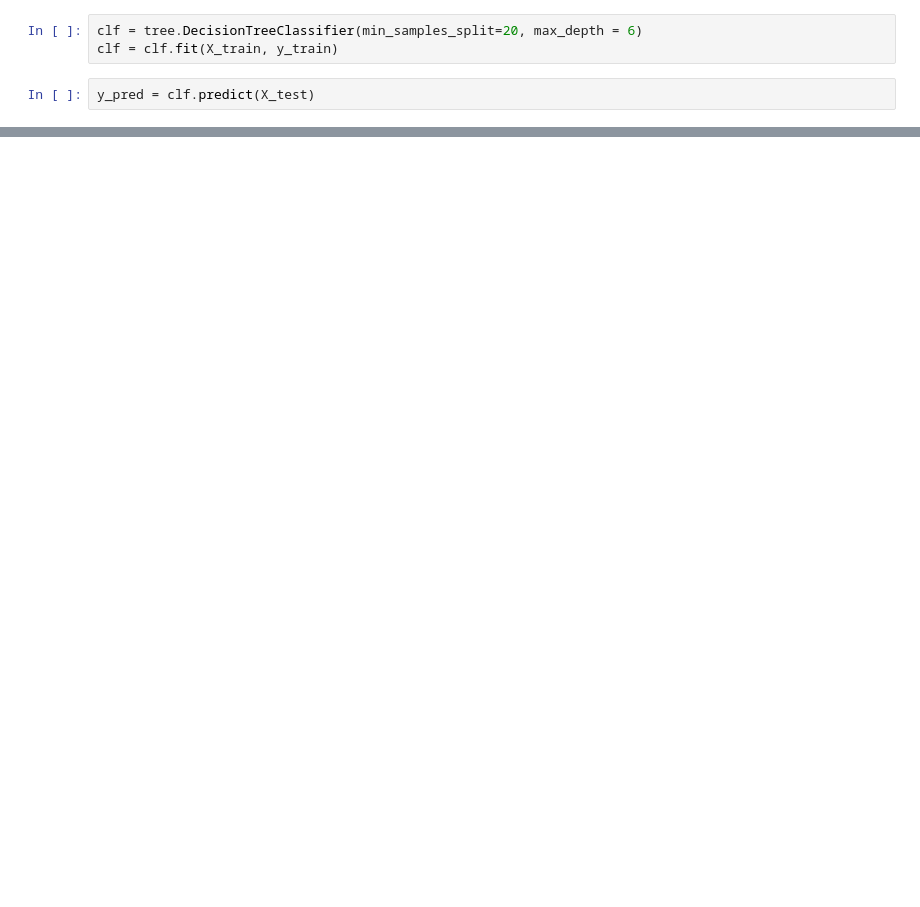
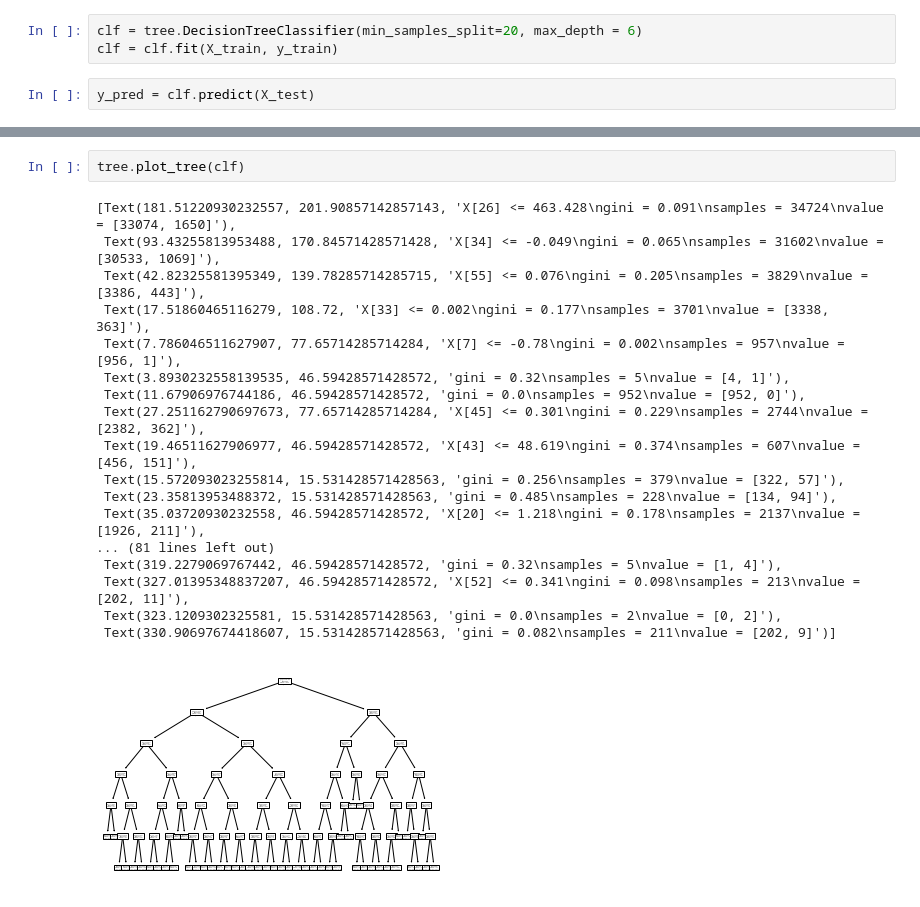
Before and after one commit to KeeganH2O/DS160_Final_Project_BWT_KSH, a Jupyter notebook: FinalProject_KSH_BWT.ipynb, the cells around one changed output, grey strips where cells are left out. Cells and saved outputs as stored; diff of their text form; blank space fills up the shorter version.

```diff
--- a/FinalProject_KSH_BWT.ipynb
+++ b/FinalProject_KSH_BWT.ipynb
@@ -71,0 +143,21 @@ tree.plot_tree(clf)
+# %%
+tree.plot_tree(clf)
+# %% [output]
+[Text(181.51220930232557, 201.90857142857143, 'X[26] <= 463.428\ngini = 0.091\nsamples = 34724\nvalue = [33074, 1650]'),
+ Text(93.43255813953488, 170.84571428571428, 'X[34] <= -0.049\ngini = 0.065\nsamples = 31602\nvalue = [30533, 1069]'),
+ Text(42.82325581395349, 139.78285714285715, 'X[55] <= 0.076\ngini = 0.205\nsamples = 3829\nvalue = [3386, 443]'),
+ Text(17.51860465116279, 108.72, 'X[33] <= 0.002\ngini = 0.177\nsamples = 3701\nvalue = [3338, 363]'),
+ Text(7.786046511627907, 77.65714285714284, 'X[7] <= -0.78\ngini = 0.002\nsamples = 957\nvalue = [956, 1]'),
+ Text(3.8930232558139535, 46.59428571428572, 'gini = 0.32\nsamples = 5\nvalue = [4, 1]'),
+ Text(11.67906976744186, 46.59428571428572, 'gini = 0.0\nsamples = 952\nvalue = [952, 0]'),
+ Text(27.251162790697673, 77.65714285714284, 'X[45] <= 0.301\ngini = 0.229\nsamples = 2744\nvalue = [2382, 362]'),
+ Text(19.46511627906977, 46.59428571428572, 'X[43] <= 48.619\ngini = 0.374\nsamples = 607\nvalue = [456, 151]'),
+ Text(15.572093023255814, 15.531428571428563, 'gini = 0.256\nsamples = 379\nvalue = [322, 57]'),
+ Text(23.35813953488372, 15.531428571428563, 'gini = 0.485\nsamples = 228\nvalue = [134, 94]'),
+ Text(35.03720930232558, 46.59428571428572, 'X[20] <= 1.218\ngini = 0.178\nsamples = 2137\nvalue = [1926, 211]'),
+... (81 lines left out)
+ Text(319.2279069767442, 46.59428571428572, 'gini = 0.32\nsamples = 5\nvalue = [1, 4]'),
+ Text(327.01395348837207, 46.59428571428572, 'X[52] <= 0.341\ngini = 0.098\nsamples = 213\nvalue = [202, 11]'),
+ Text(323.1209302325581, 15.531428571428563, 'gini = 0.0\nsamples = 2\nvalue = [0, 2]'),
+ Text(330.90697674418607, 15.531428571428563, 'gini = 0.082\nsamples = 211\nvalue = [202, 9]')]
+[figure, added]
```
Also changed, not shown: parts of 18 cells of this notebook.
